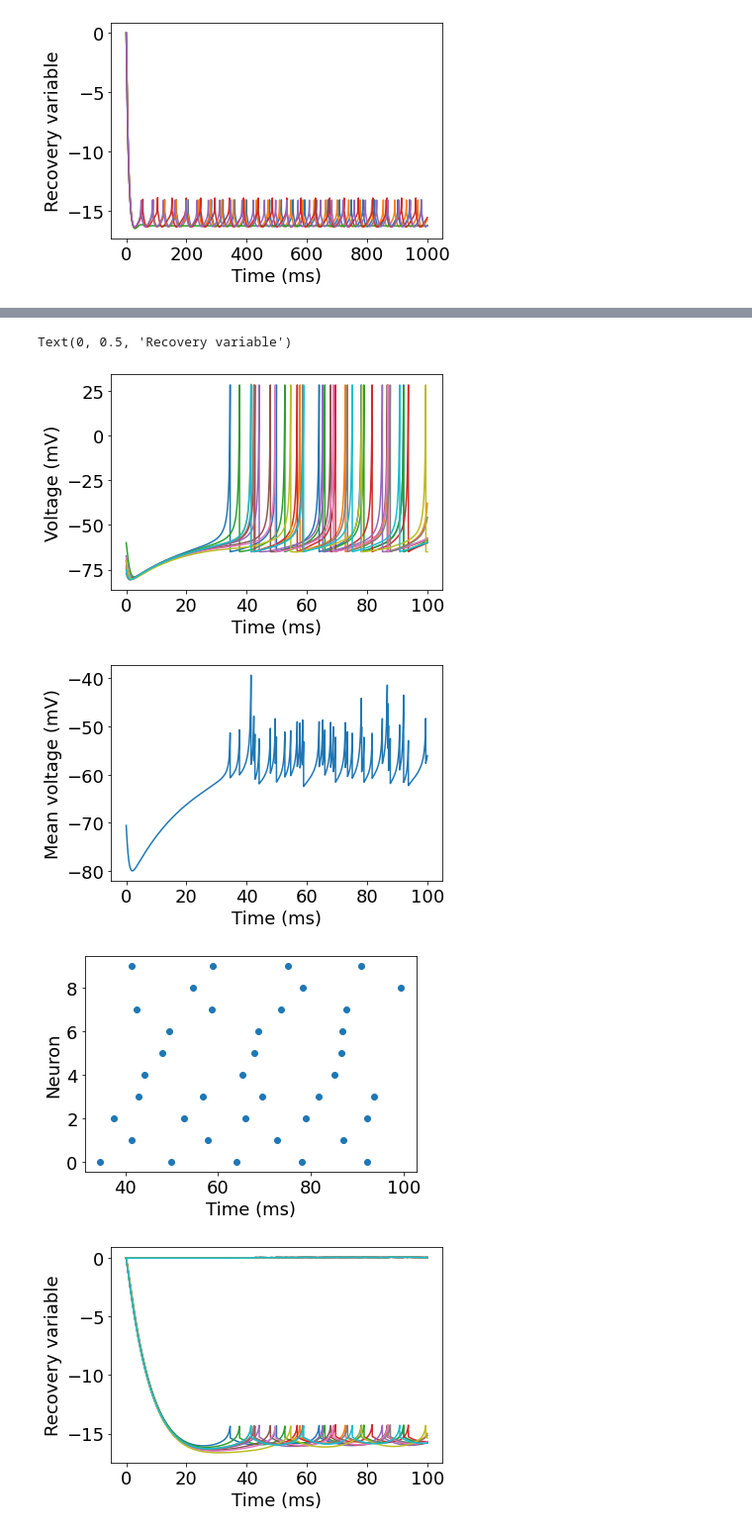
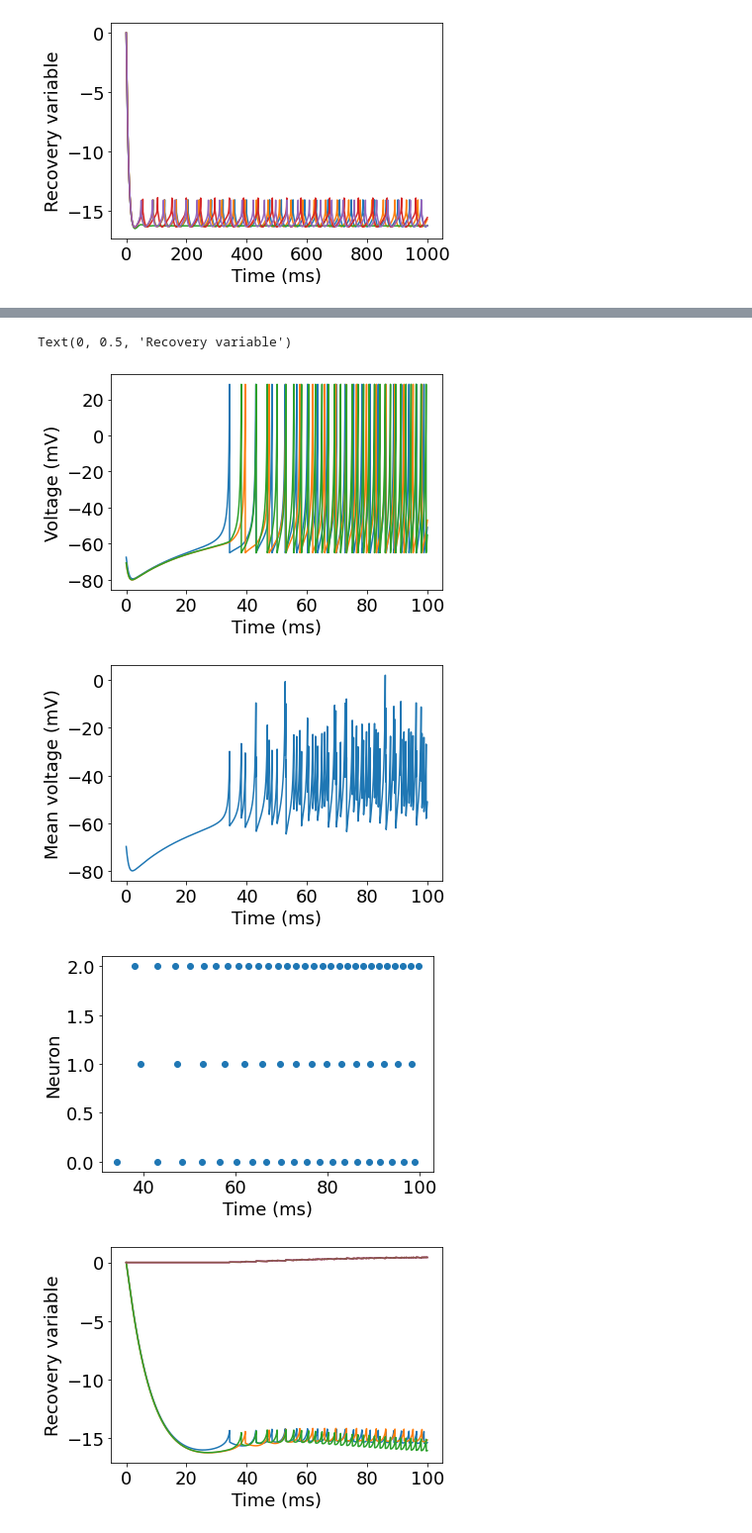
Before and after one commit to davidkelly2002/Final-Year-Project, a Jupyter notebook: Basic Neuron Model.ipynb, the cells around one changed output, grey strips where cells are left out. Shown at 99% size. Saved outputs shown, nothing was run; the diff lists cells and outputs as text; code cells hidden in the pictures.

```diff
--- a/Basic Neuron Model.ipynb
+++ b/Basic Neuron Model.ipynb
@@ -139,7 +139,7 @@ import random
 
 np.random.seed(101)
 
-N = 10
+N = 3
 T = 100
 M = 50000
 dt = 0.005
@@ -153,7 +153,7 @@ d = -1
 v_reset = c
 v_thresh = 30
 
-kappa = 0.25
+kappa = 1
 vsyn = 0
 tauS = 10
 
@@ -272,7 +272,7 @@ Text(0, 0.5, 'Recovery variable')
 # 1st Order Synaptic Term
 np.random.seed(101)
 
-N = 10
+N = 3
 T = 100
 M = 50000
 dt = 0.005
@@ -331,7 +331,7 @@ def dxdt(t, x, k, a, b, I, kappa, vsyn, tauS, J, g):
     u = x[N:2*N]
     s = x[2*N:3*N]
 
-    dvdt = k*(0.04*v**2 + 5*v + 140 - u + I) + J - kappa*(v - vsyn)*np.dot(g,s)
+    dvdt = k*(0.04*v**2 + 5*v + 140 - u + I) + J - (v - vsyn)*np.dot(g,s)
     dudt = k * a * (b * v - u)
     dsdt = -s / tauS
 
@@ -376,34 +376,34 @@ while i < M and t0 < T:
         spikeCounter += 1
         i += 1
 
 
 colours = sns.color_palette('deep')
 font = {'family': 'Times', 'weight': 'normal', 'size': 18}
 plt.rc('font', **font)
 
 plt.figure()
 plt.plot(t_all, y_all[:N, :].T)
 plt.xlabel('Time (ms)')
 plt.ylabel('Voltage (mV)')
 
 plt.figure()
 plt.plot(t_all, y_all[:N, :].mean(axis=0))
 plt.xlabel('Time (ms)')
 plt.ylabel('Mean voltage (mV)')
 
 spike_times = spike_times[:spikeCounter, :]
 plt.figure()
 plt.scatter(spike_times[:, 0], spike_times[:, 1])
 plt.xlabel('Time (ms)')
 plt.ylabel('Neuron')
 
 plt.figure()
 plt.plot(t_all, y_all[N:, :].T)
 plt.xlabel('Time (ms)')
 plt.ylabel('Recovery variable')
 # %% [output]
 Text(0, 0.5, 'Recovery variable')
-[figure, old version]
+[figure, new version]
-[figure, old version]
+[figure, new version]
-[figure, old version]
+[figure, new version]
-[figure, old version]
+[figure, new version]
```
Also changed, not shown: parts of 5 cells of this notebook.
